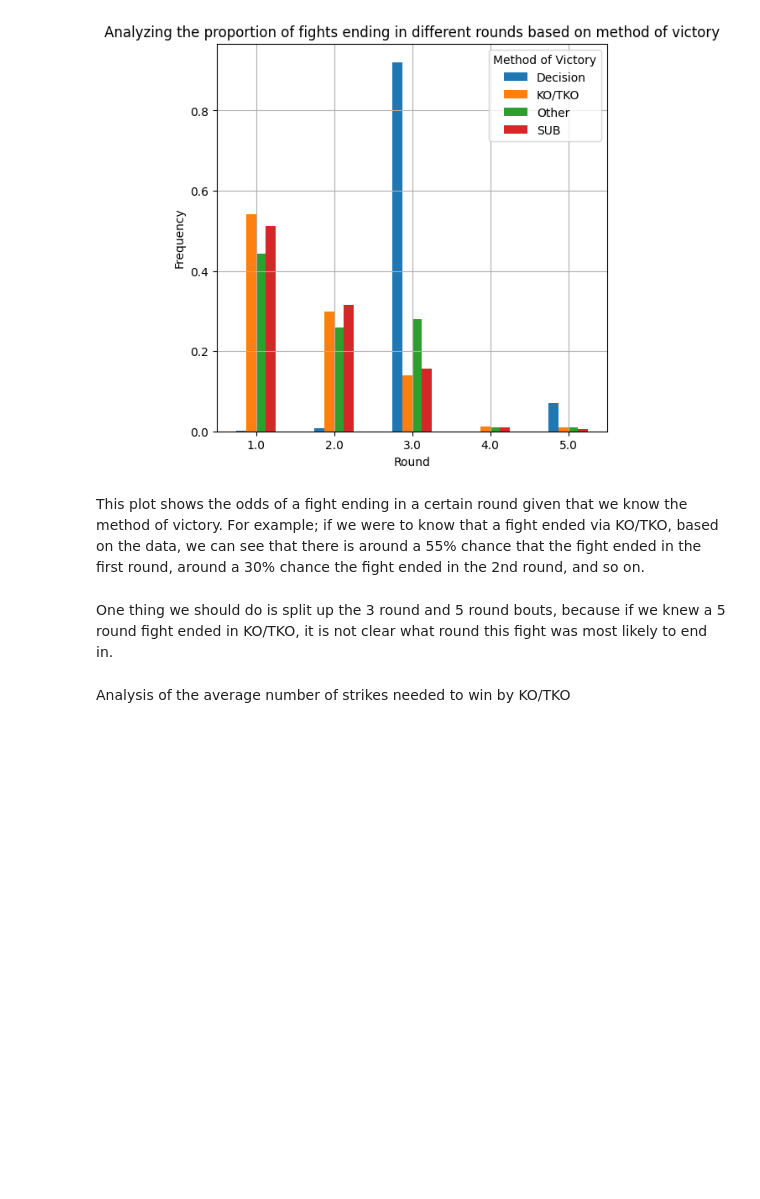
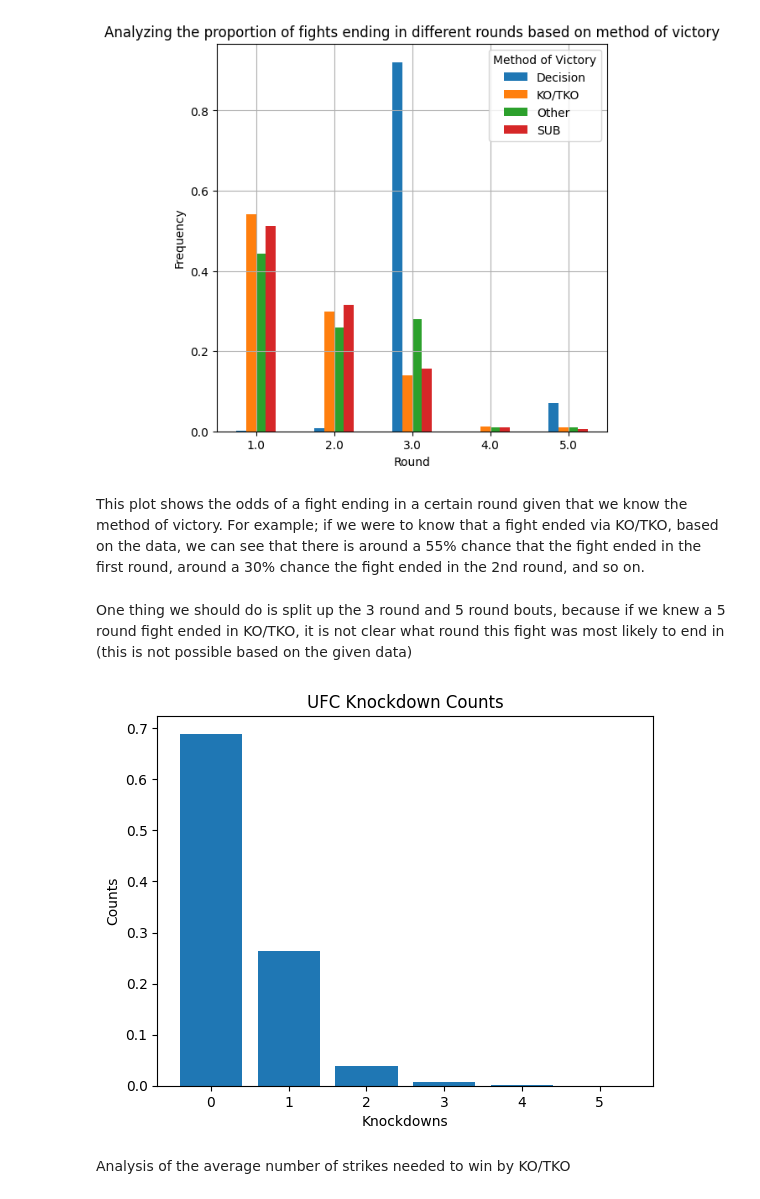
Before and after one commit to thomassems/UFC-Fight-Analytics, a Jupyter notebook: fight_analysis.ipynb, the cells around one changed output. Drawn from its saved outputs; the diff is of its cells as text; code cells hidden in the pictures; blank space fills up the shorter version.

Commit message:
plotted counts of the total number of knockdowns in a fight

```diff
--- a/fight_analysis.ipynb
+++ b/fight_analysis.ipynb
@@ -225,4 +225,4 @@ plt.show()
 # %% [markdown]
 This plot shows the odds of a fight ending in a certain round given that we know the method of victory. For example; if we were to know that a fight ended via KO/TKO, based on the data, we can see that there is around a 55% chance that the fight ended in the first round, around a 30% chance the fight ended in the 2nd round, and so on.
 # %% [markdown]
-One thing we should do is split up the 3 round and 5 round bouts, because if we knew a 5 round fight ended in KO/TKO, it is not clear what round this fight was most likely to end in.
+One thing we should do is split up the 3 round and 5 round bouts, because if we knew a 5 round fight ended in KO/TKO, it is not clear what round this fight was most likely to end in (this is not possible based on the given data)
@@ -234,3 +229,20 @@ One thing we should do is split up the 3 round and 5 round bouts, because if we
+# %%
+for i in train_data.index:
+    method_str = str(train_data.at[i, 'Fighter_1_KD'])
+    method_strs = str(train_data.at[i, 'Fighter_2_KD'])
+    train_data.at[i, 'Total_KD'] = float(method_str) + float(method_strs)
+
+categories = category_counts.index
+counts = category_counts.values
+
+plt.bar(categories, counts)
+plt.xlabel('Knockdowns')
+plt.ylabel('Counts')
+plt.title('UFC Knockdown Counts')
+
+plt.show()
+# %% [output]
+[figure, added]
 # %% [markdown]
 Analysis of the average number of strikes needed to win by KO/TKO
 # %%
```
Also changed, not shown: parts of 2 cells of this notebook.
